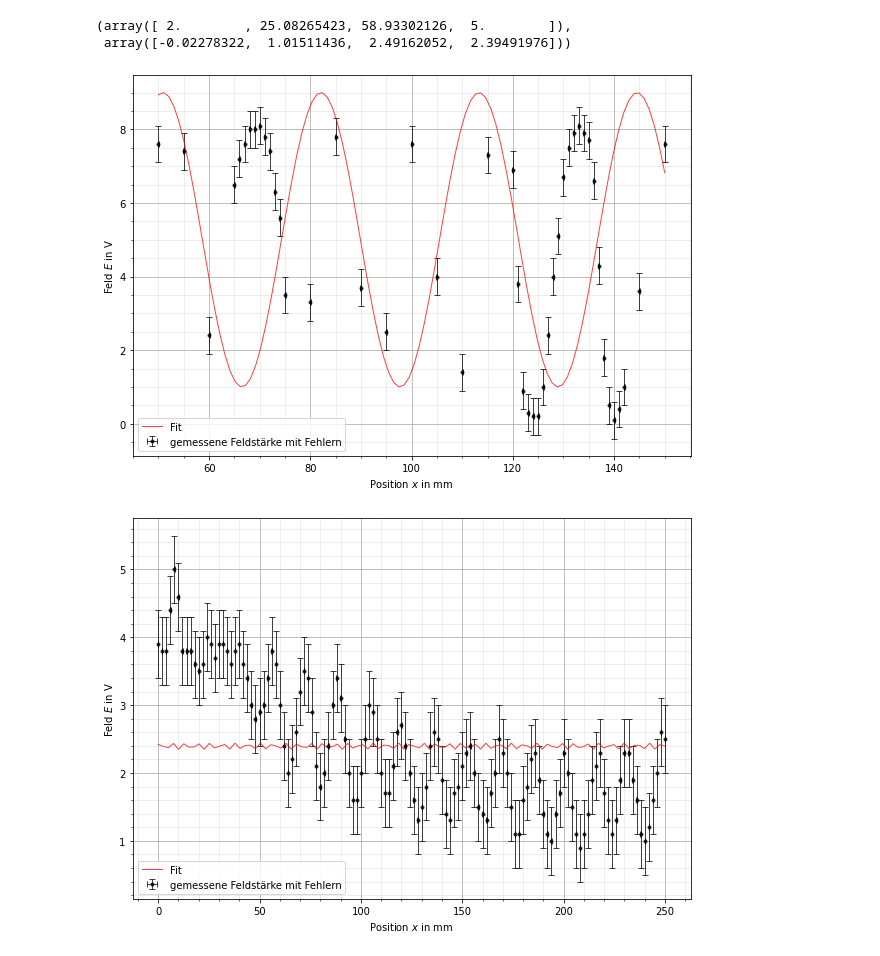
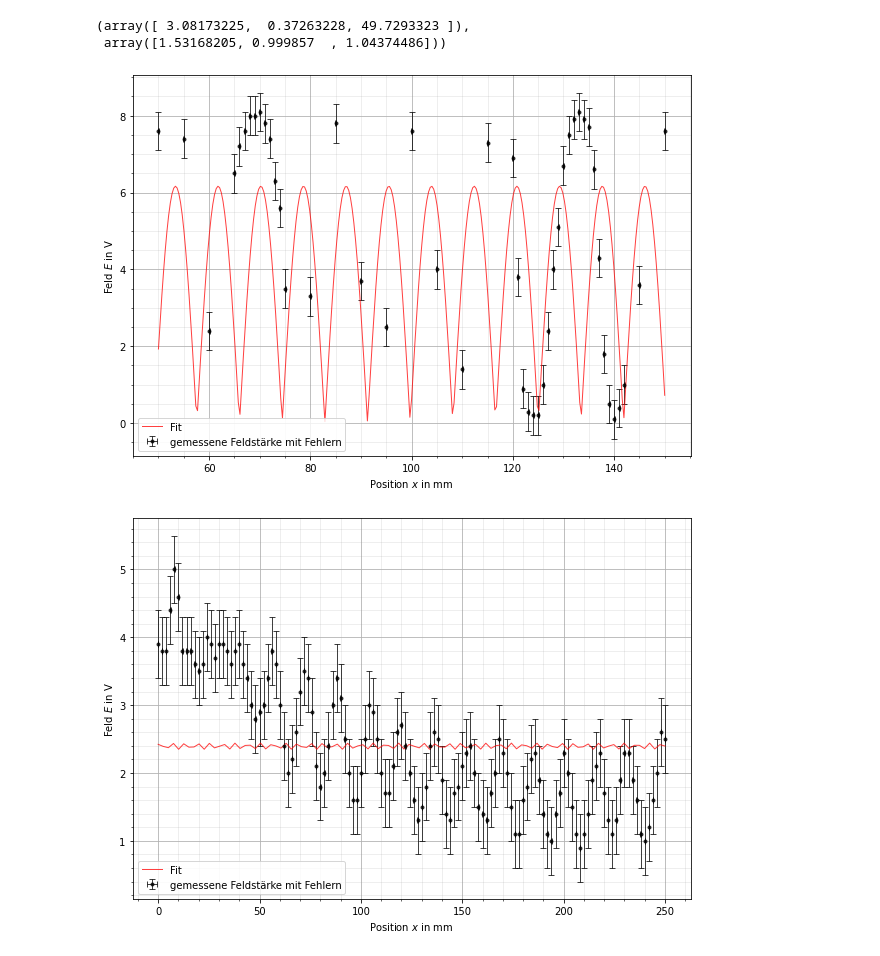
Before and after one commit to CVC97/ExPhy-III-Praktikum, a Jupyter notebook: 19_Mikrowellen.ipynb, the cells around one changed output. Drawn from its saved outputs; the diff is of its cells as text; code cells hidden in the pictures.

```diff
--- a/19_Mikrowellen.ipynb
+++ b/19_Mikrowellen.ipynb
@@ -8,51 +8,51 @@ from scipy.optimize import curve_fit
 # stehende Mikrowellen
 V1_1 = pd.read_csv('./19_Mikrowellen/V1_1.csv', sep = ',', skipinitialspace = True)
 
-V1_1_x = V1_1['pos'].str.strip().drop(index = 0).dropna(axis = 'index').to_numpy().astype(float)
-V1_1_E = V1_1['E'].str.strip().drop(index = 0).dropna(axis = 'index').to_numpy().astype(float)
+V1_1_x = V1_1['pos'].str.strip(' ').drop(index = 0).dropna(axis = 'index').to_numpy().astype(float)
+V1_1_E = V1_1['E'].str.strip(' ').drop(index = 0).dropna(axis = 'index').to_numpy().astype(float)
 
 
 # Lecherleitung
 V1_3 = pd.read_csv('./19_Mikrowellen/V1_3.csv', sep = ',', skipinitialspace = True)
 
-V1_3_x = V1_3['pos'].str.strip().drop(index = 0).dropna(axis = 'index').to_numpy().astype(float)
+V1_3_x = V1_3['pos'].str.strip(' ').drop(index = 0).dropna(axis = 'index').to_numpy().astype(float)
 V1_3_E = V1_3['E'].str.strip().drop(index = 0).dropna(axis = 'index').to_numpy().astype(float)
 
 
 # curve_fit
-def E(x, E0, k, a, c):
-    return 2*E0*np.sin(k*x - a) + c#*np.sin(w*t)
+def E(x, E0, k, a):
+    return 2*E0*abs(np.sin(k*x - a))#*np.sin(w*t)
 # %%
 # Bestimmung der Fitparameter
-popt_1_1, pcov_1_1 = curve_fit(E, V1_1_x, V1_1_E, bounds = ([2., 0., 0., 3.], [6., 50., 100., 5.]))
+popt_1_1, pcov_1_1 = curve_fit(E, V1_1_x, V1_1_E, bounds = ([2., 0., 0.], [12., 0.75, 100.]))
 popt_1_3, pcov_1_3 = curve_fit(E, V1_3_x, V1_3_E)
 
 popt_1_1, popt_1_3
 # %% [output]
-(array([ 2.        , 25.08265423, 58.93302126,  5.        ]),
- array([-0.02278322,  1.01511436,  2.49162052,  2.39491976]))
+(array([ 3.08173225,  0.37263228, 49.7293323 ]),
+ array([1.53168205, 0.999857  , 1.04374486]))
 # %%
 fig, ax = plt.subplots(figsize=(5*2,3.5*2))
 
-xplot_1_1 = np.linspace(min(V1_1_x), max(V1_1_x), 100)
+xplot_1_1 = np.linspace(min(V1_1_x), max(V1_1_x), 299)
 #print(E(xplot_1_1, *popt_1_1))
 
 #ax.set_title(r'Korrigierte Steigungen $mr^2$ für variierte Kugelradien')
 ax.set_xlabel(r'Position $x$ in mm')
 ax.set_ylabel(r'Feld $E$ in V')
 ax.grid()
 ax.grid(which='minor', color='#999999', alpha=0.2, linestyle='-')
 ax.minorticks_on()
 ax.errorbar(V1_1_x, V1_1_E, xerr = 0.1, yerr = 0.5, fmt = '.', color = 'black', alpha = 0.75, linewidth=1, ecolor="black", capsize=3, label = 'gemessene Feldstärke mit Fehlern')
 #ax.errorbar([2, 1], [1, 2], xerr = 4)
 #ax.plot(xplot, xplot*params_gamma[0]+params_gamma[1],  color = 'red', alpha = 0.75, linewidth=1.5, label = 'lineare Regression', linestyle = '--')
 ax.plot(xplot_1_1, E(xplot_1_1, *popt_1_1), color = 'red', alpha = 0.75, linewidth = 1, label = 'Fit')
 ax.legend()
 ax.legend(loc="lower left")
 plt.savefig('./19_Mikrowellen/V1_1.pgf', facecolor = 'white', bbox_inches='tight')
 plt.show()
 # %% [output]
-[figure, old version]
+[figure, new version]
 # %%
 fig, ax = plt.subplots(figsize=(5*2,3.5*2))
 
```
